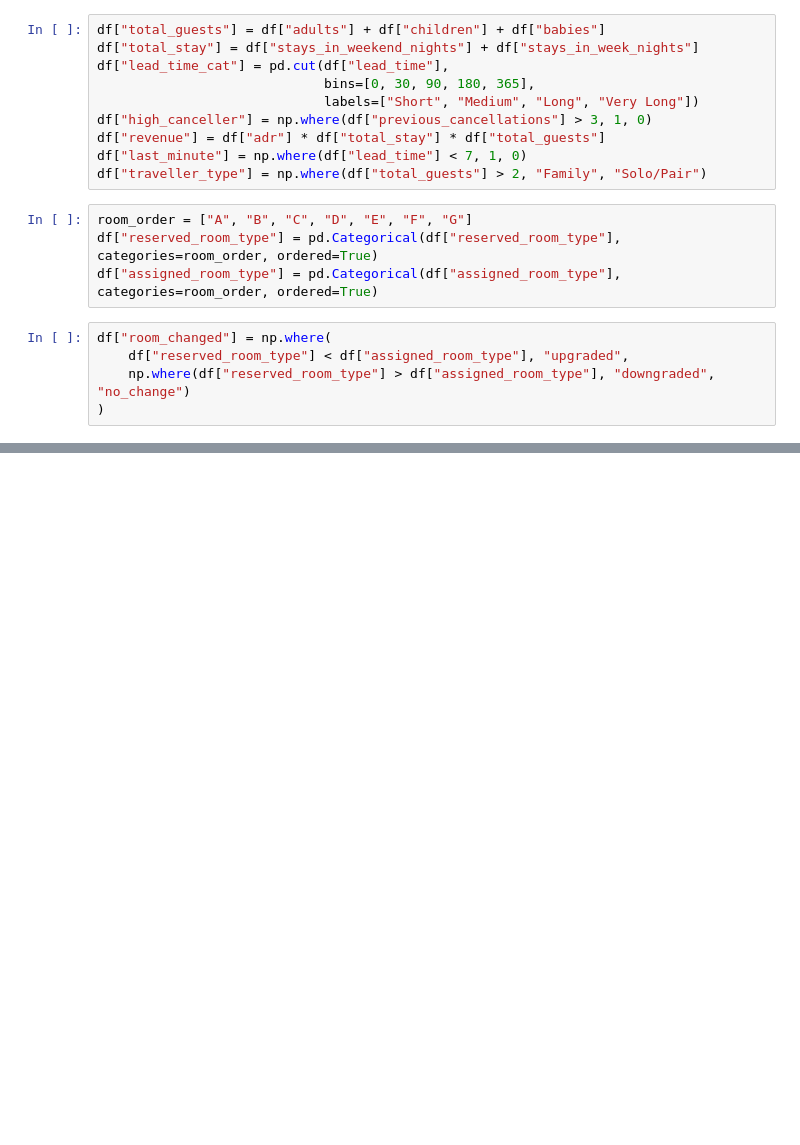
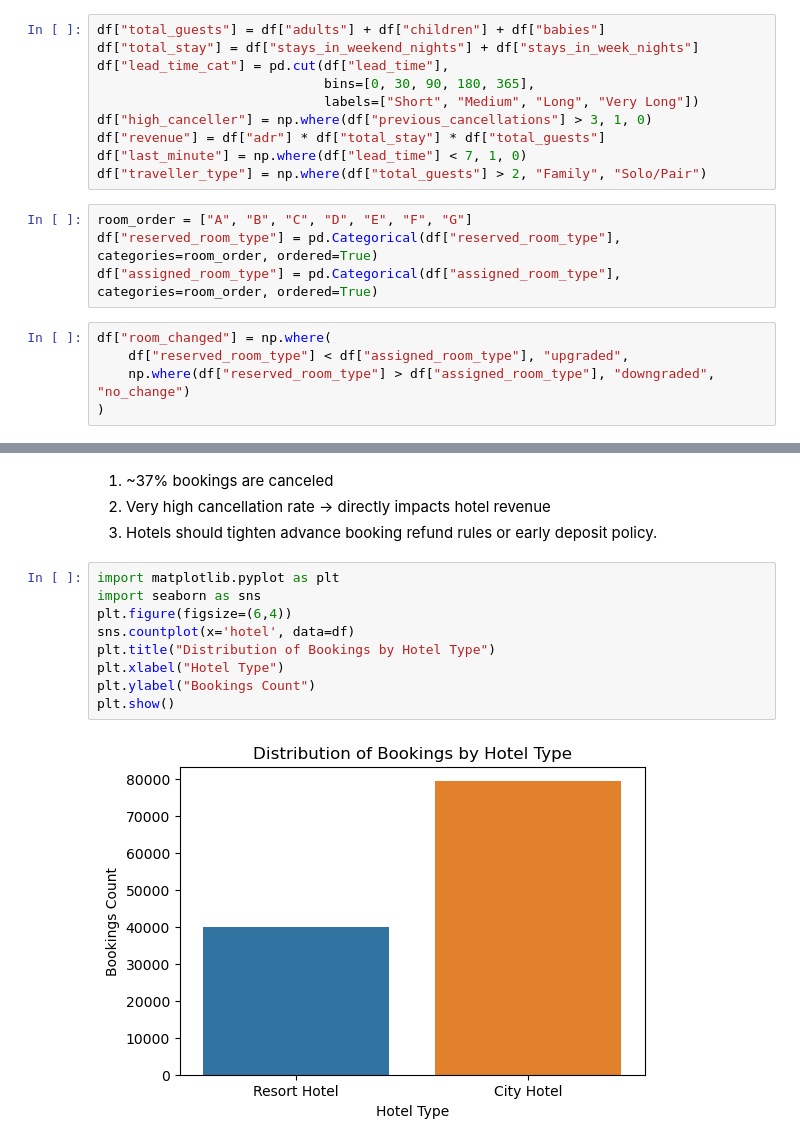
Before and after one commit to palak-verma-0309/Hotel-Booking-Cancellation-analysis, a Jupyter notebook: analysis.ipynb, the cells around one changed output, grey strips where cells are left out. Cells and saved outputs as stored; diff of their text form; blank space fills up the shorter version.

```diff
--- a/analysis.ipynb
+++ b/analysis.ipynb
@@ -169,0 +194,15 @@ df["room_changed"] = np.where(
+# %% [markdown]
+1. ~37% bookings are canceled
+2. Very high cancellation rate → directly impacts hotel revenue
+3. Hotels should tighten advance booking refund rules or early deposit policy.
+# %%
+import matplotlib.pyplot as plt
+import seaborn as sns
+plt.figure(figsize=(6,4))
+sns.countplot(x='hotel', data=df)
+plt.title("Distribution of Bookings by Hotel Type")
+plt.xlabel("Hotel Type")
+plt.ylabel("Bookings Count")
+plt.show()
+# %% [output]
+[figure, added]
```
Also changed, not shown: parts of 38 cells of this notebook.
